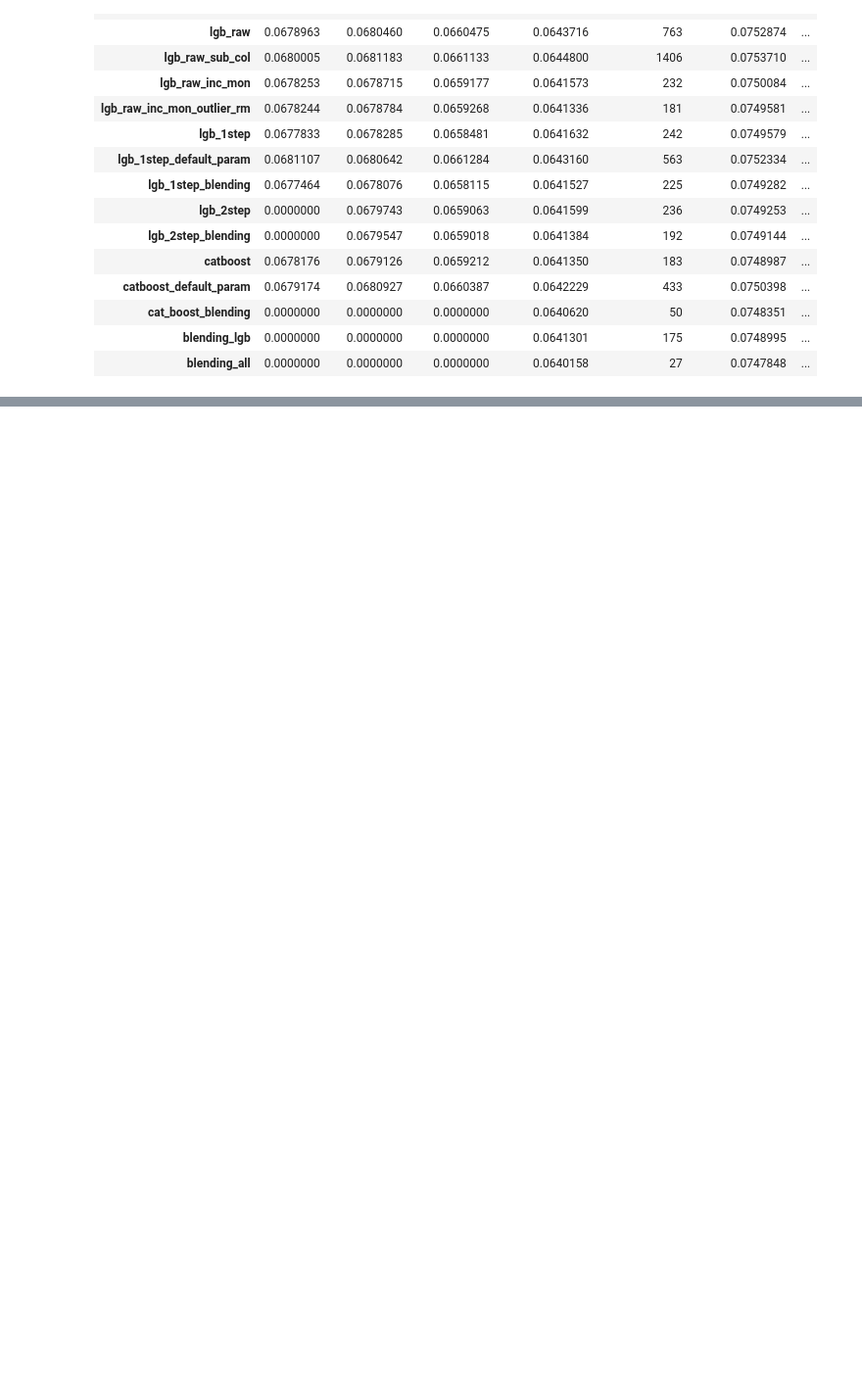
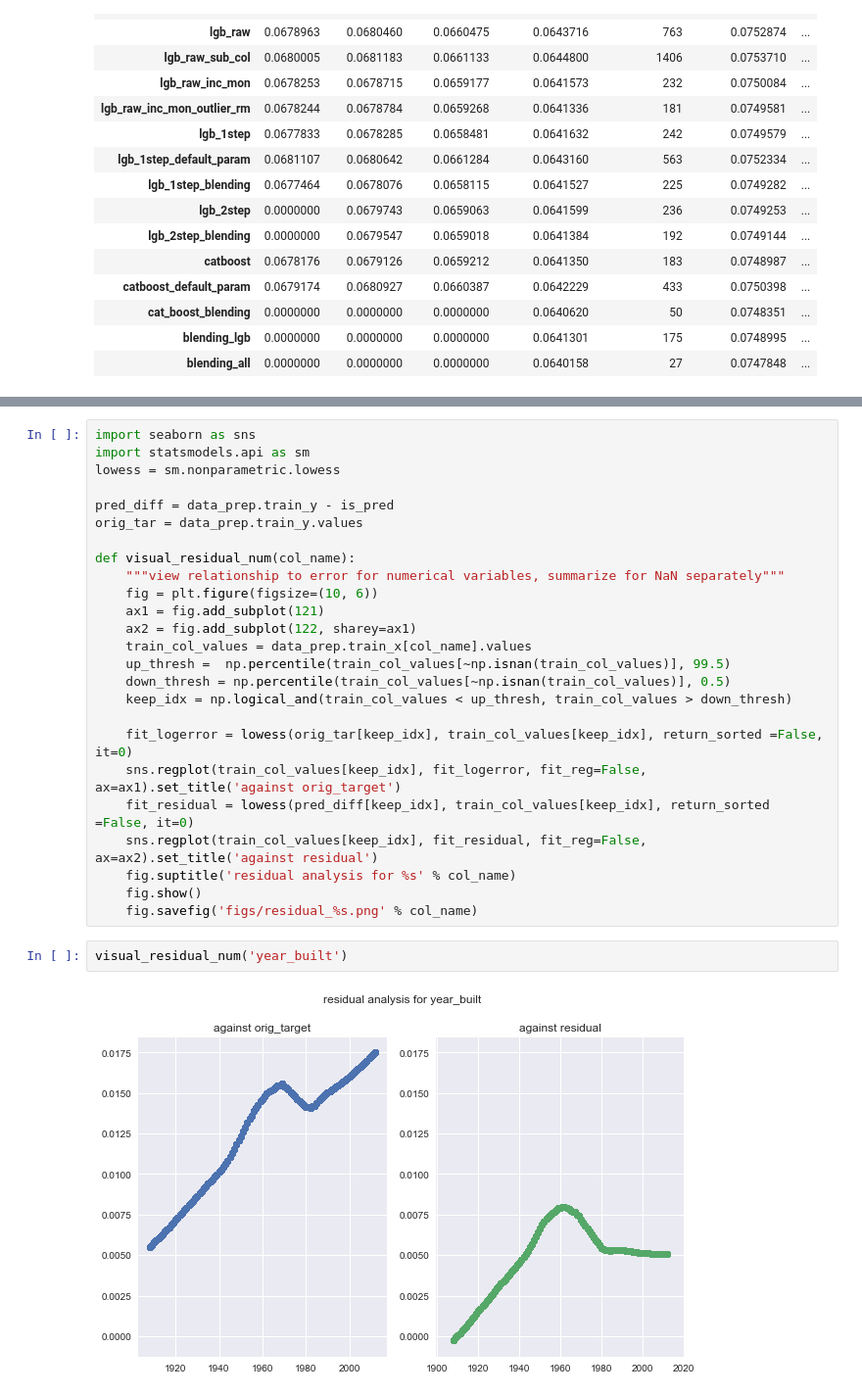
Before and after one commit to mqkh515/udacityMLND, a Jupyter notebook: projects/capstone/project_submit/model_iteration.ipynb, the cells around one changed output, grey strips where cells are left out. Shown at 98% size. Cells and saved outputs as stored; diff of their text form; blank space fills up the shorter version.

```diff
--- a/projects/capstone/project_submit/model_iteration.ipynb
+++ b/projects/capstone/project_submit/model_iteration.ipynb
@@ -232,0 +256,29 @@ df.to_csv('models/cv_res_all.csv', float_format='%.7f')
+# %%
+import seaborn as sns
+import statsmodels.api as sm
+lowess = sm.nonparametric.lowess
+
+pred_diff = data_prep.train_y - is_pred
+orig_tar = data_prep.train_y.values
+
+def visual_residual_num(col_name):
+    """view relationship to error for numerical variables, summarize for NaN separately"""
+    fig = plt.figure(figsize=(10, 6))
+    ax1 = fig.add_subplot(121)
+    ax2 = fig.add_subplot(122, sharey=ax1)
+    train_col_values = data_prep.train_x[col_name].values
+    up_thresh =  np.percentile(train_col_values[~np.isnan(train_col_values)], 99.5)
+    down_thresh = np.percentile(train_col_values[~np.isnan(train_col_values)], 0.5)
+    keep_idx = np.logical_and(train_col_values < up_thresh, train_col_values > down_thresh)
+
+    fit_logerror = lowess(orig_tar[keep_idx], train_col_values[keep_idx], return_sorted =False, it=0)
+    sns.regplot(train_col_values[keep_idx], fit_logerror, fit_reg=False, ax=ax1).set_title('against orig_target')
+    fit_residual = lowess(pred_diff[keep_idx], train_col_values[keep_idx], return_sorted =False, it=0)
+    sns.regplot(train_col_values[keep_idx], fit_residual, fit_reg=False, ax=ax2).set_title('against residual')
+    fig.suptitle('residual analysis for %s' % col_name)
+    fig.show()
+    fig.savefig('figs/residual_%s.png' % col_name)
+# %%
+visual_residual_num('year_built')
+# %% [output]
+[figure, added]
```
Also changed, not shown: parts of 5 cells of this notebook, 8 other files.
